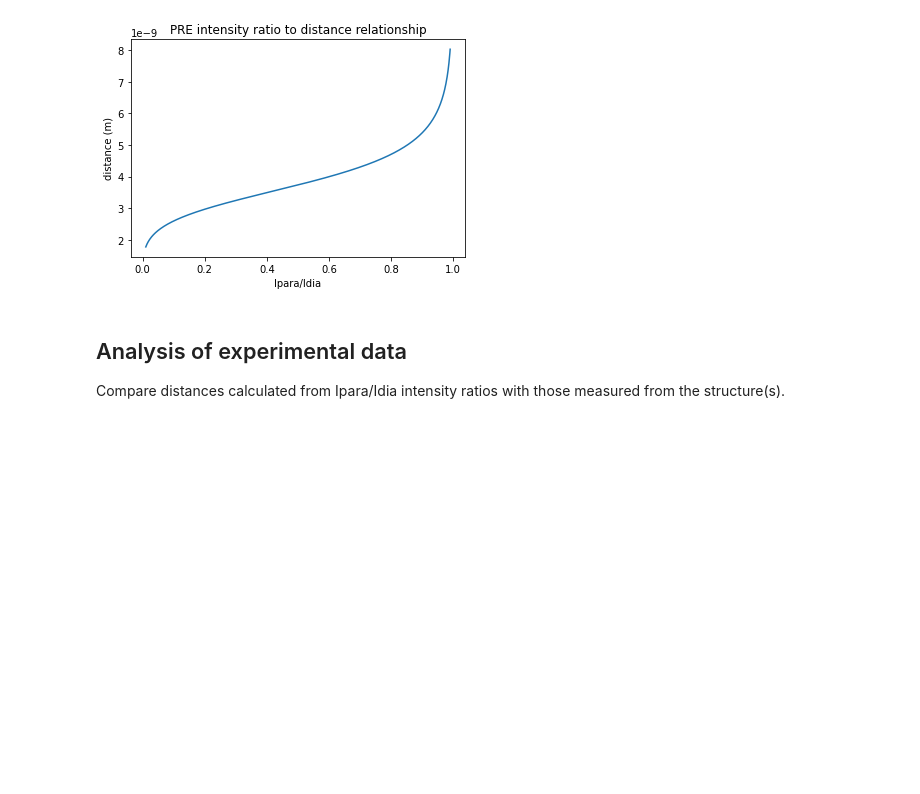
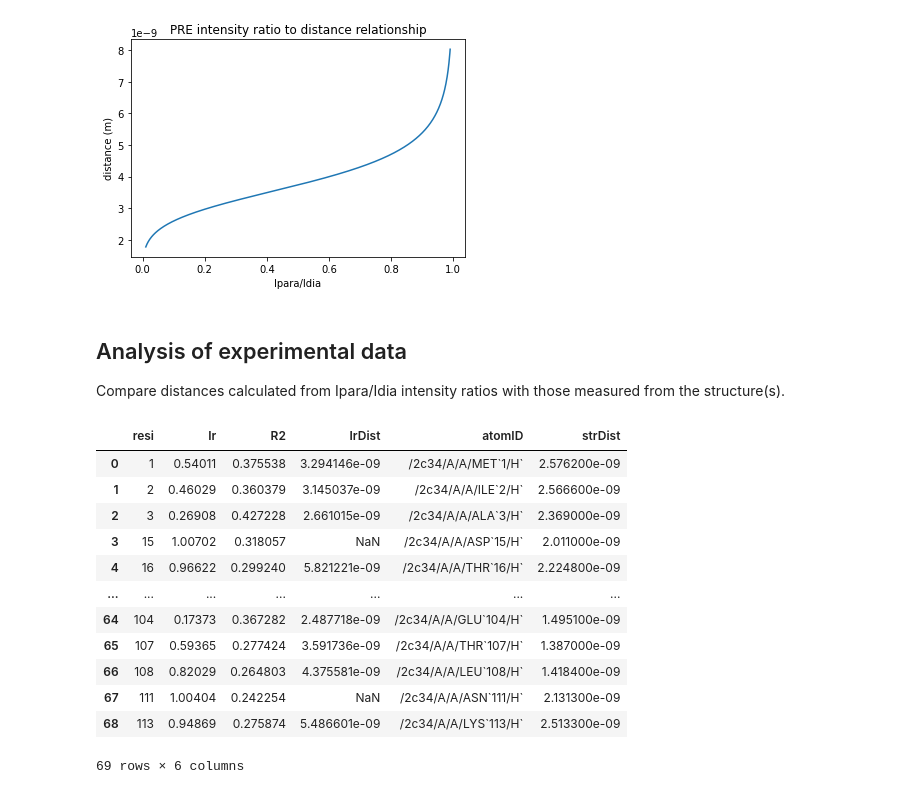
Before and after one commit to brianosmith/PREfitting, a Jupyter notebook: Fitting_PRE_data.ipynb, the cells around one changed output. Drawn from its saved outputs; the diff is of its cells as text; code cells hidden in the pictures; blank space fills up the shorter version.

Commit message:
added pandas data handling

```diff
--- a/Fitting_PRE_data.ipynb
+++ b/Fitting_PRE_data.ipynb
@@ -129,18 +129,59 @@ plt.plot(Iratio,distances)
 Compare distances calculated from Ipara/Idia intensity ratios with those measured from the structure(s).
 # %%
 import pandas as pd
+import numpy as np
+
 #Read Ipara/Idia ratios by residue number as a pandas dataframe
 Irdf = pd.read_csv('MoRu21_Ir.csv')
-#(Read diamagnetic 1H linewidths by residue number as pandas dataframe.
+Irdf = Irdf.rename(columns={"Residue": "resi", "Intensity Ratio":"Ir"})
+Irdf = Irdf[['resi', 'Ir']]
+
+# Read diamagnetic 1H linewidths by residue number as pandas dataframe.
 # Calculate average linewidth for average R2 estimate or store per residue
-# R2s to the Ipara/Idia dataframe for the distance extraction)
-lwdf = pd.read_csv('MoRu21_lw.csv')
+# R2s to the Ipara/Idia dataframe for the distance extraction
+lwdf = pd.read_csv('MoRu21_lw.csv', converters={"Assign F1": str})
+lwdf = lwdf.assign(resi = lwdf["Assign F1"].str.extract("([0-9]+)"))
+#convert resi to int dropping any NaNs
+lwdf['resi']=lwdf['resi'].dropna().apply(np.int64)
+lwdf = lwdf.assign(R2 = 2 * pi / lwdf["Line Width F1 (Hz)"])
+r2df = lwdf[["resi","R2"]]
 
-#Add column to store distances and calculate using rFromIratio() applying
-# threshold and ceiling values
+Irdf=Irdf.merge(right=r2df,on="resi")
+
+#Add column to store distances and calculate using rFromIratio()
+Irdf['IrDist'] = Irdf.apply(lambda x: rFromIratio(x['Ir'], x['R2'], T, Tc, Wh), axis=1)
 
 #Read distances of each amide H from the spin label attachment site as
 # calculated from the structure(s) as a pandas dataframe
-distdf = pd.read_csv('myDistances.csv')
+# string converter does not work on atom identifiers (probs with backticks & slashes?)
+distdf = pd.read_csv('myDistances.csv', converters={"Atom Macro ID": str})
+# so the str.extract() works peculiarly returning an object that can't be cast to an int
+distdf = distdf.assign(resi = distdf["Atom Macro ID"].str.extract(r"`(.+)/H`"))
+# so cast the object to a str first?
+#distdf['resi']=distdf['resi'].apply(str)
+#convert resi to int dropping any NaNs
+distdf['resi']=distdf['resi'].dropna().apply(np.int64)
+
+Irdf=Irdf.merge(right=distdf,on="resi")
+Irdf=Irdf.rename(columns={" distance_to_origin": "strDist", "Atom Macro ID": "atomID"})
+# convert to m for comparison with IrDist
+Irdf['strDist'] = Irdf['strDist'] / 1.0e10
+
 #Plot the PRE distances vs the structure distances and calculate correlation
 # and stats by linear regression
+# %%
+Irdf
+# %% [output]
+|  | resi | Ir | R2 | IrDist | atomID | strDist |
+| 0 | 1 | 0.54011 | 0.375538 | 3.294146e-09 | /2c34/A/A/MET`1/H` | 2.576200e-09 |
+| 1 | 2 | 0.46029 | 0.360379 | 3.145037e-09 | /2c34/A/A/ILE`2/H` | 2.566600e-09 |
+| 2 | 3 | 0.26908 | 0.427228 | 2.661015e-09 | /2c34/A/A/ALA`3/H` | 2.369000e-09 |
+| 3 | 15 | 1.00702 | 0.318057 | NaN | /2c34/A/A/ASP`15/H` | 2.011000e-09 |
+| 4 | 16 | 0.96622 | 0.299240 | 5.821221e-09 | /2c34/A/A/THR`16/H` | 2.224800e-09 |
+| ... | ... | ... | ... | ... | ... | ... |
+| 64 | 104 | 0.17373 | 0.367282 | 2.487718e-09 | /2c34/A/A/GLU`104/H` | 1.495100e-09 |
+| 65 | 107 | 0.59365 | 0.277424 | 3.591736e-09 | /2c34/A/A/THR`107/H` | 1.387000e-09 |
+| 66 | 108 | 0.82029 | 0.264803 | 4.375581e-09 | /2c34/A/A/LEU`108/H` | 1.418400e-09 |
+| 67 | 111 | 1.00404 | 0.242254 | NaN | /2c34/A/A/ASN`111/H` | 2.131300e-09 |
+| 68 | 113 | 0.94869 | 0.275874 | 5.486601e-09 | /2c34/A/A/LYS`113/H` | 2.513300e-09 |
+69 rows × 6 columns
```
